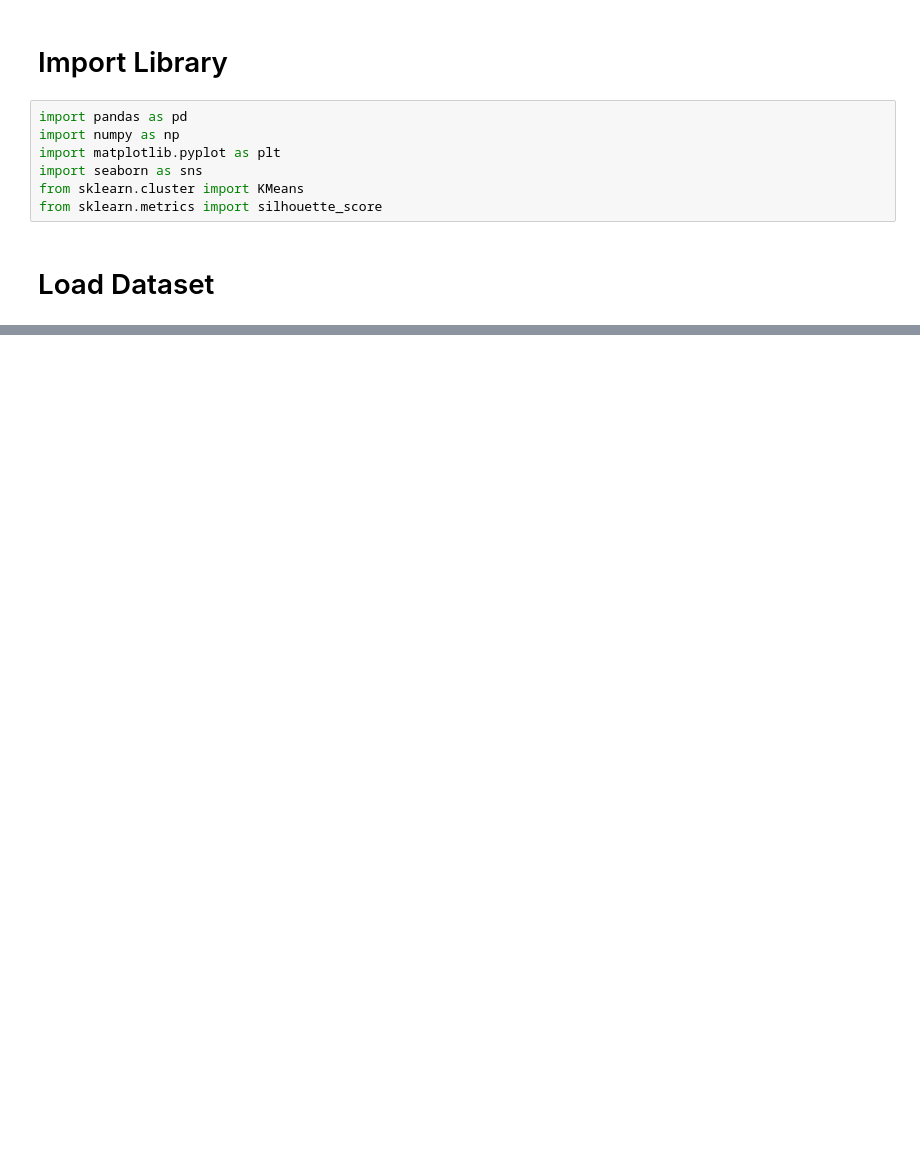
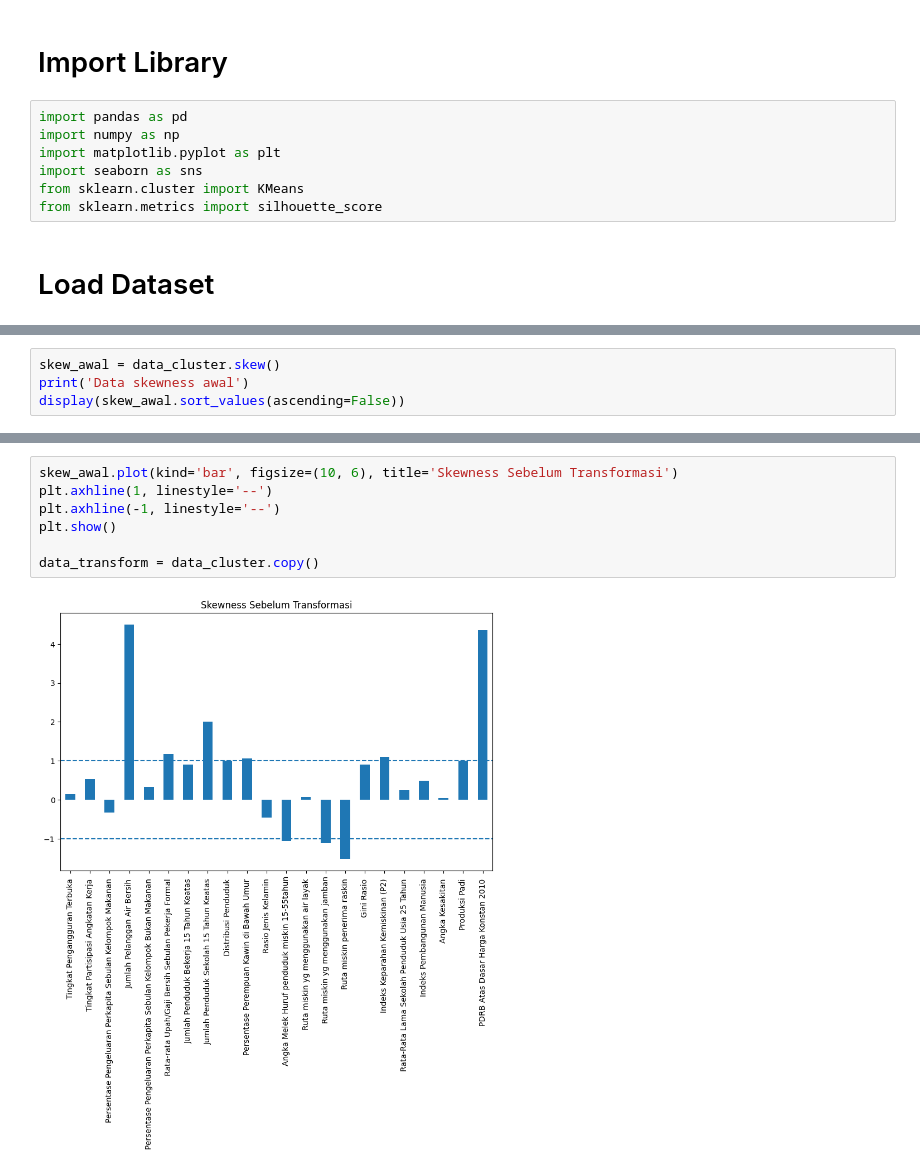
Before and after one commit to yowxy/Clustering-Based-on-Study-Case, a Jupyter notebook: index.ipynb, the cells around one changed output, grey strips where cells are left out. Cells and saved outputs as stored; diff of their text form; blank space fills up the shorter version.

```diff
--- a/index.ipynb
+++ b/index.ipynb
@@ -33,0 +101,4 @@ data
+# %%
+skew_awal = data_cluster.skew()
+print('Data skewness awal')
+display(skew_awal.sort_values(ascending=False))
@@ -33,0 +124,9 @@ data
+# %%
+skew_awal.plot(kind='bar', figsize=(10, 6), title='Skewness Sebelum Transformasi')
+plt.axhline(1, linestyle='--')
+plt.axhline(-1, linestyle='--')
+plt.show()
+
+data_transform = data_cluster.copy()
+# %% [output]
+[figure, added]
```
Also changed, not shown: parts of 14 cells of this notebook.
